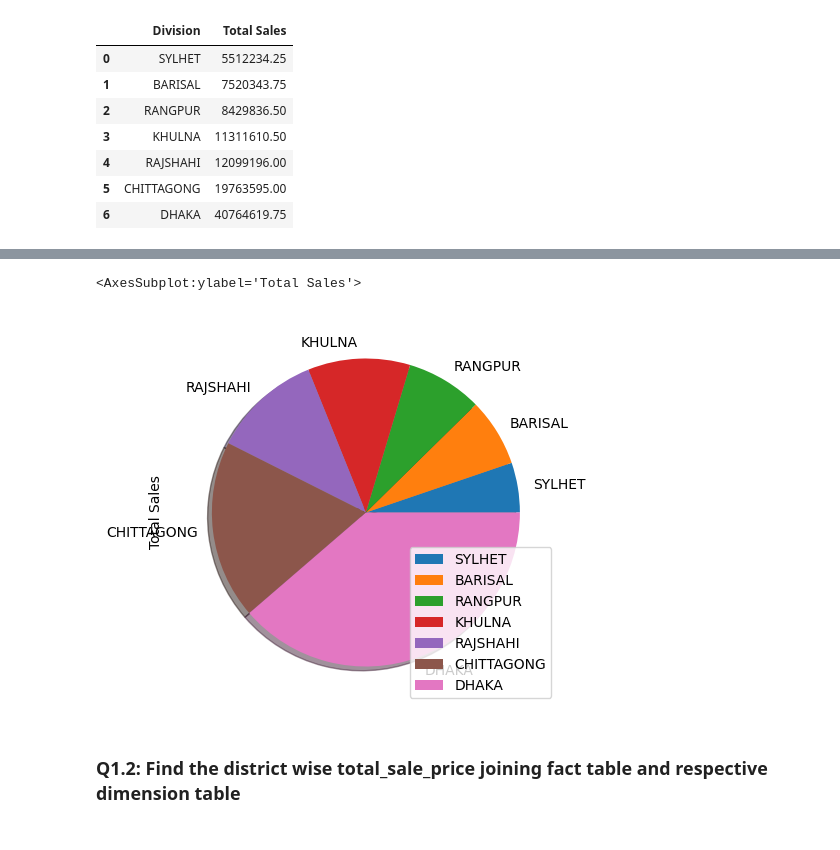
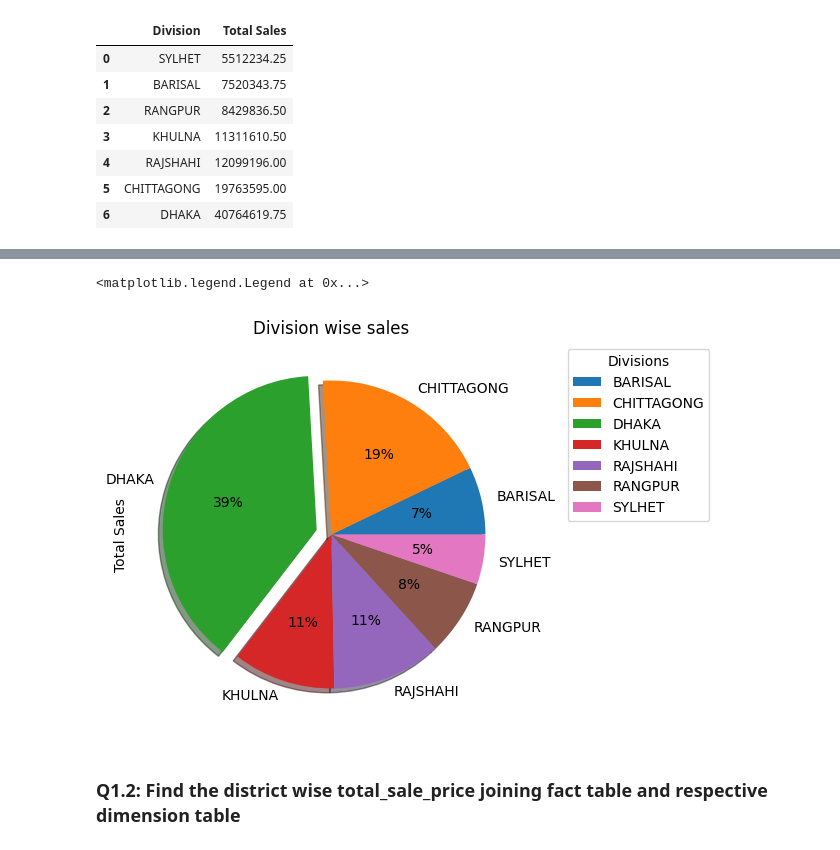
Before and after one commit to esrdlab-vinternship/HDA-5th-Round-vInternship, a Jupyter notebook: notebook/analytics/olap.ipynb, the cells around one changed output, grey strips where cells are left out. Saved outputs shown, nothing was run; the diff lists cells and outputs as text; code cells hidden in the pictures.

Commit message:
Frontend Visualization

```diff
--- a/notebook/analytics/olap.ipynb
+++ b/notebook/analytics/olap.ipynb
@@ -158,10 +142,11 @@ changetype(total_sales_by_division_df)
-# %%
-total_sales_by_division_df=total_sales_by_division_df.set_index(['Division'])
 # %%
-total_sales_by_division_df.plot.pie(y='Total Sales', figsize=(5,5),shadow='True')
+explode=[0, 0, 0.1, 0, 0, 0, 0]
+
+total_sales_by_division_df.groupby(['Division']).sum().plot.pie(y='Total Sales', title='Division wise sales', autopct='%1.0f%%', figsize=(5,5),shadow ='True', explode=explode)
+plt.legend(bbox_to_anchor=(1.5, 1), loc='upper right', title='Divisions')
 # %% [output]
-<AxesSubplot:ylabel='Total Sales'>
+<matplotlib.legend.Legend at 0x...>
-[figure, old version]
+[figure, new version]
 # %% [markdown]
 ### Q1.2: Find the district wise total_sale_price joining fact table and respective dimension table ###
 # %%
```
Also changed, not shown: parts of 41 cells of this notebook, 1 other file.
